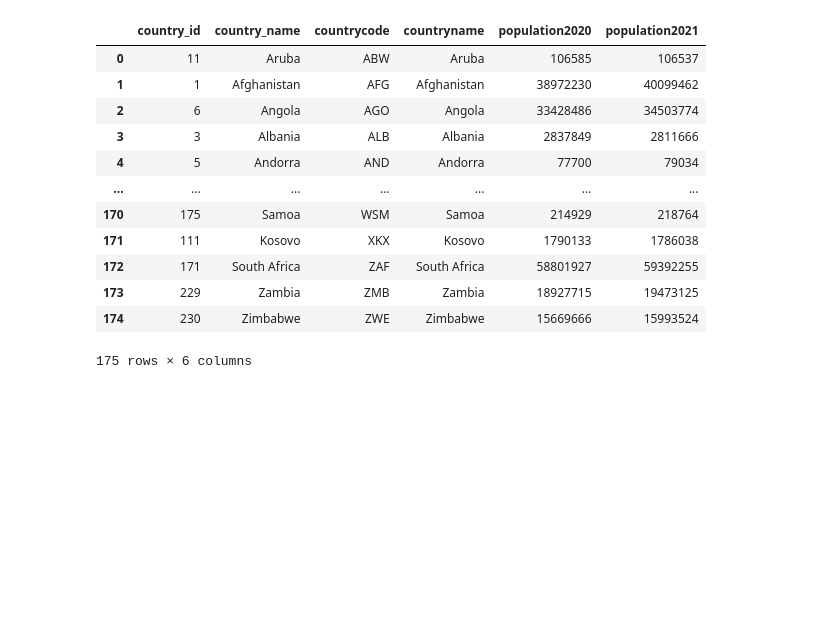
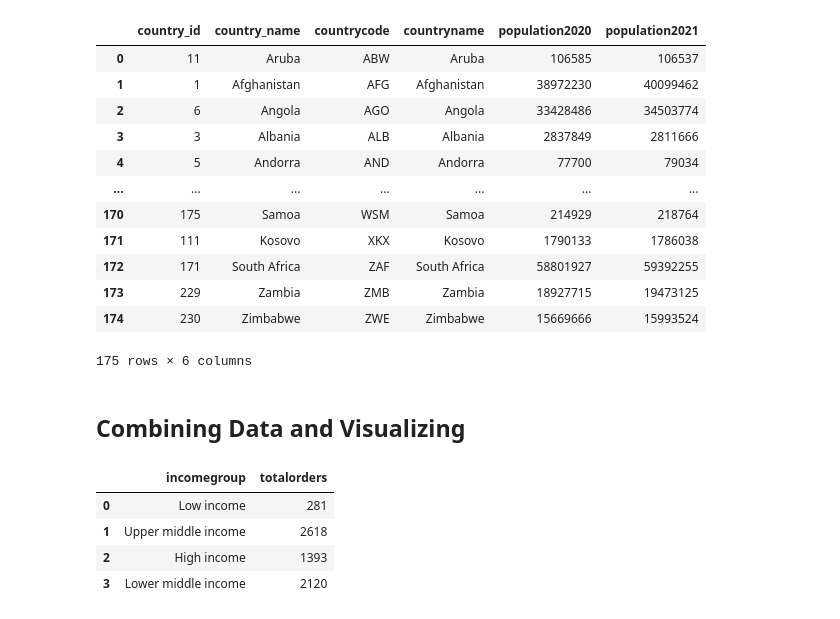
Before and after one commit to hdavis-sandiego/ADS507-Final, a Jupyter notebook: MSADS 507 M4.ipynb, the cells around one changed output. Cells and saved outputs as stored; diff of their text form; code cells hidden in the pictures; blank space fills up the shorter version.

Commit message:
added my visuals

```diff
--- a/MSADS 507 M4.ipynb
+++ b/MSADS 507 M4.ipynb
@@ -597,3 +601,22 @@ join population p on p.countryname = c.country_name
 | 173 | 229 | Zambia | ZMB | Zambia | 18927715 | 19473125 |
 | 174 | 230 | Zimbabwe | ZWE | Zimbabwe | 15669666 | 15993524 |
 175 rows × 6 columns
+# %% [markdown]
+## Combining Data and Visualizing
+# %%
+ordersbyincomegroup = pd.read_sql_query("""
+select i.incomegroup, count(co.order_id) as totalorders
+from cust_order co
+join address a on a.address_id = co.dest_address_id
+join country c on a.country_id = c.country_id
+join income i on i.countryname = c.country_name
+group by i.incomegroup
+""" , con = conn)
+# %%
+ordersbyincomegroup
+# %% [output]
+|  | incomegroup | totalorders |
+| 0 | Low income | 281 |
+| 1 | Upper middle income | 2618 |
+| 2 | High income | 1393 |
+| 3 | Lower middle income | 2120 |
```
Also changed, not shown: parts of 17 cells of this notebook.
